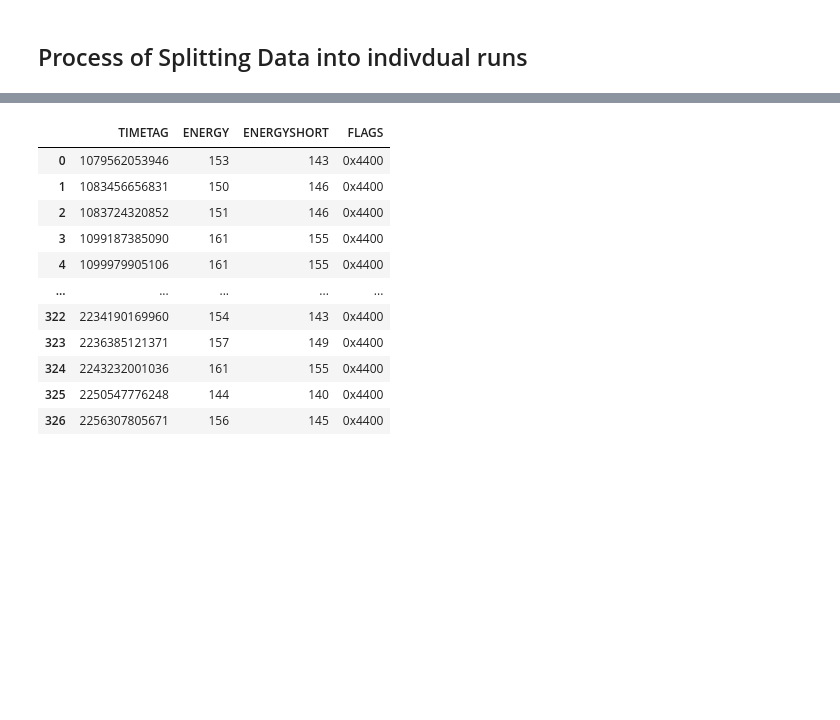
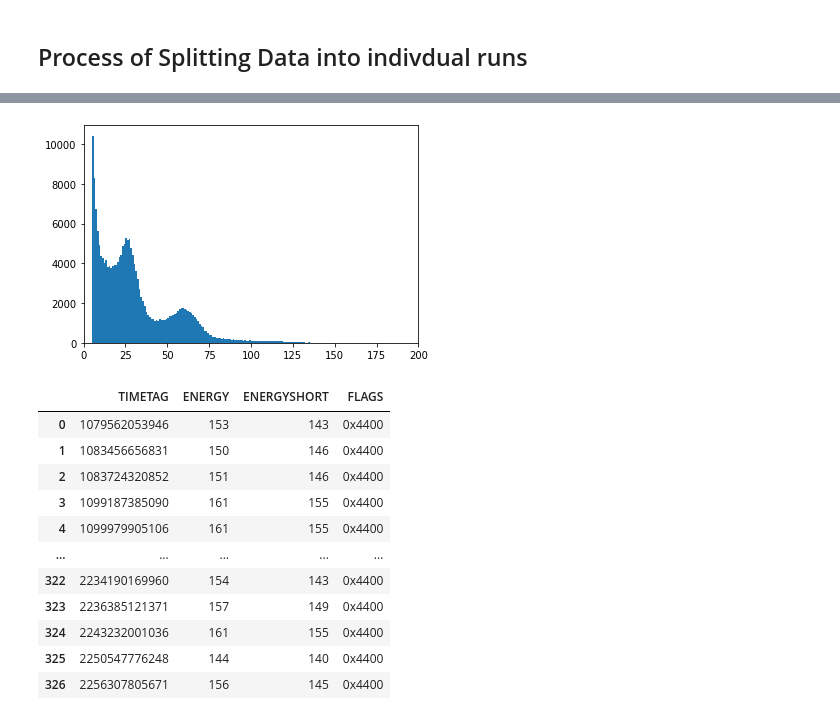
Before and after one commit to Higgins00/Neon-19, a Jupyter notebook: LookingAtData.ipynb, the cells around one changed output, grey strips where cells are left out. Saved outputs shown, nothing was run; the diff lists cells and outputs as text; code cells hidden in the pictures; blank space fills up the shorter version.

```diff
--- a/LookingAtData.ipynb
+++ b/LookingAtData.ipynb
@@ -78,3 +100,8 @@ plt.xlim(0,200);
+# %%
+plt.hist(ch1_df['ENERGY'],bins = np.arange(5,200));
+plt.xlim(0,200);
+# %% [output]
+[figure, added]
 # %%
 #Looking at the coincidence data from the first 1 second run from the bismuth
 list_coincidences[0]
```
Also changed, not shown: parts of 14 cells of this notebook.
